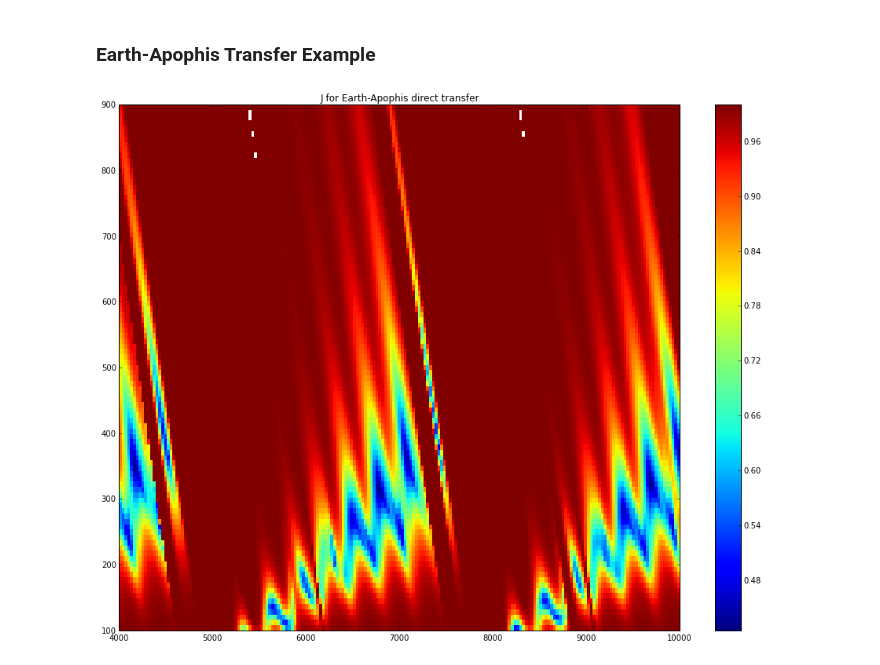
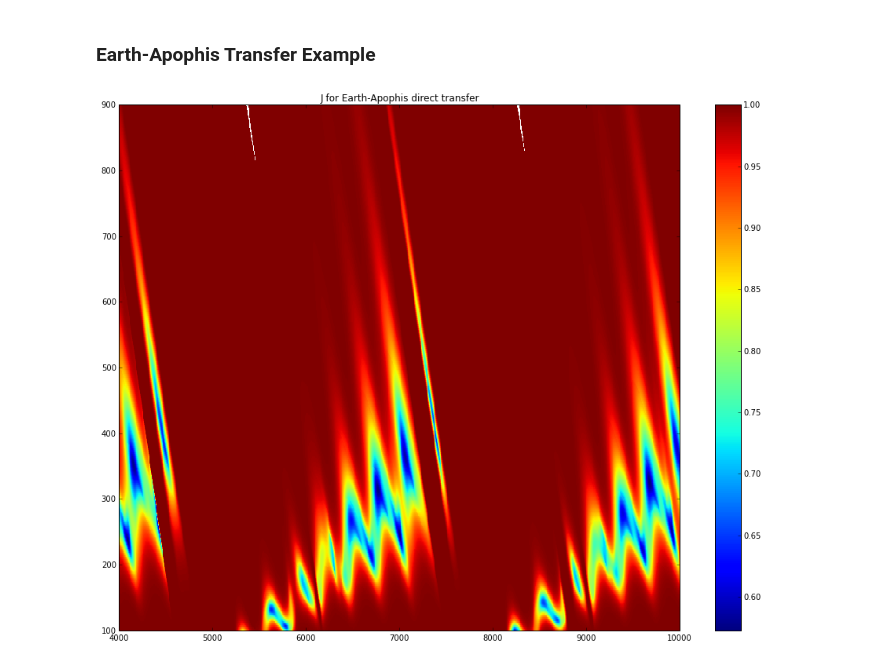
Before and after one commit to CainVelasquez/expsin, a Jupyter notebook: Exposin Project.ipynb, the cells around one changed output. Drawn from its saved outputs; the diff is of its cells as text; code cells hidden in the pictures.

```diff
--- a/Exposin Project.ipynb
+++ b/Exposin Project.ipynb
@@ -153,40 +154,40 @@ p1 = pk.planet.jpl_lp('earth')
 p2 = pk.planet.mpcorb('99942   19.2   0.15 K107N 202.49545  126.41859  204.43202    3.33173  0.1911104  1.11267324   0.9223398  1 MPO164109  1397   2 2004-2008 0.40 M-v 3Eh MPCAPO     C802  (99942) Apophis            20080109')
 k2 = 0.6
 n = 0
-isp_chem = 800
-isp_lt = 3000
+isp_chem = 500
+isp_lt = 6000
 
 t0_range = [4000, 10000]
 tof_range = [100, 900]
 
 @numpy.vectorize
 def J(t0, tof):
     ep = pk.epoch(t0 + tof)
     r1, v1 = p1.eph(ep)
     r2, v2 = p2.eph(ep)
     resJ = []
-    for lw in [True, False]:
+    for lw in [False, True]:
         prob = pk.lambert_exposin(r1, r2, tof * pk.DAY2SEC, pk.MU_SUN, lw, n, k2)
         for i in range(prob.num_solutions()):
             exps = prob.get_exposins()[i]
             dv1 = Vector.mag(Vector.sub(prob.get_v1()[i], v1))
             dv2 = Vector.mag(Vector.sub(prob.get_v2()[i], v2))
             dvlt = exps.get_delta_v(pk.MU_SUN)
             resJ.append(1.0 - math.exp(-(dv1 + dv2) / 9.81 / isp_chem - dvlt / 9.81 / isp_lt))
     if len(resJ) == 0:
         return numpy.nan
     else:
         return numpy.nanmin(resJ)
 
-t0 = numpy.linspace(t0_range[0], t0_range[1], 200)
-tof = numpy.linspace(tof_range[0], tof_range[1], 100)
+t0 = numpy.linspace(t0_range[0], t0_range[1], 800)
+tof = numpy.linspace(tof_range[0], tof_range[1], 400)
 X, Y = numpy.meshgrid(t0, tof)
 Z = J(X, Y)
 mZ = numpy.ma.array(Z, mask=numpy.isnan(Z))
 plt.figure()
 plt.pcolor(X, Y, mZ, vmin=numpy.nanmin(Z), vmax=numpy.nanmax(Z))
 plt.colorbar()
 plt.title('J for Earth-Apophis direct transfer')
 plt.show()
 # %% [output]
-[figure, old version]
+[figure, new version]
```
Also changed, not shown: parts of 3 cells of this notebook, 7 other files.
